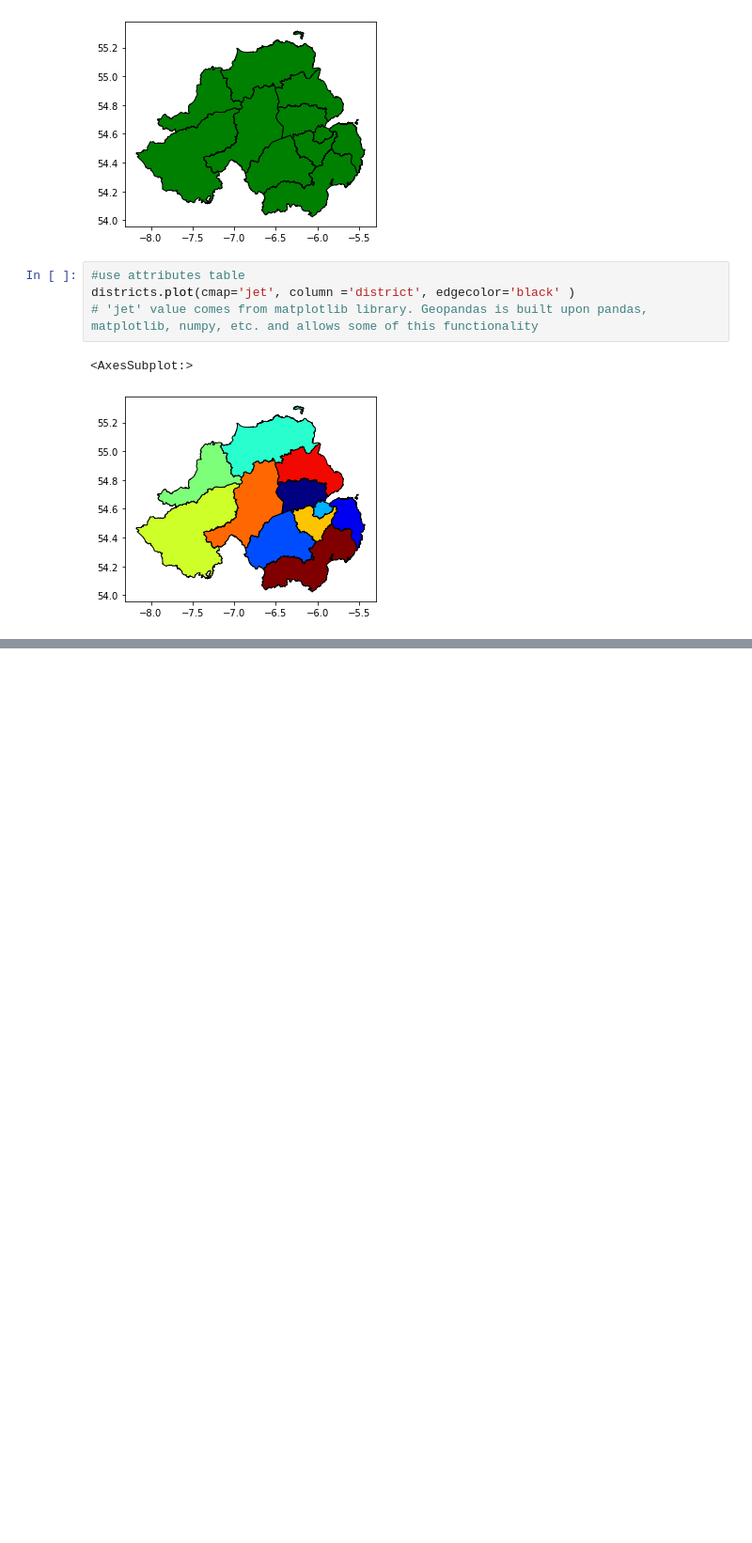
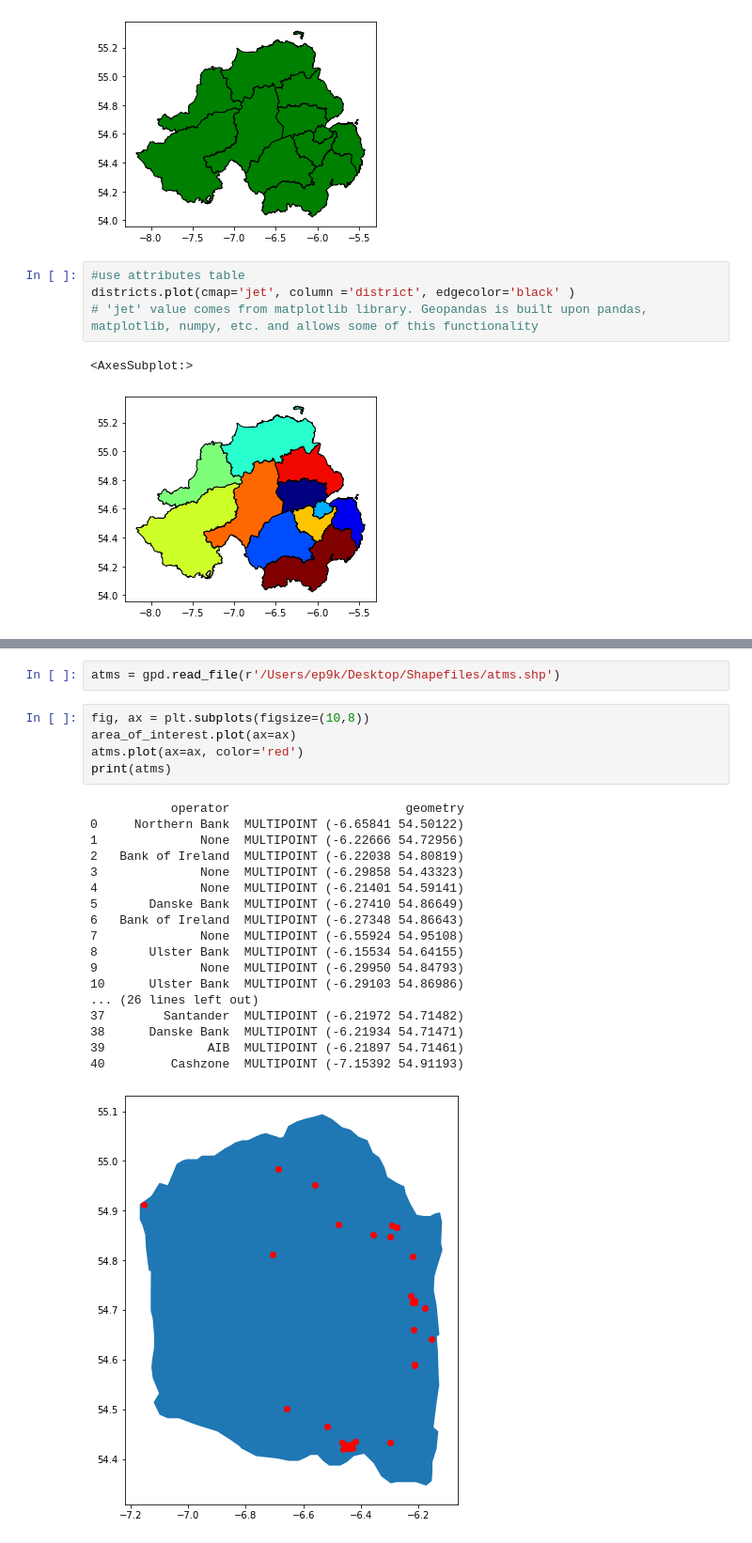
Before and after one commit to epurpur/pythonGeospatialWorkshop, a Jupyter notebook: pythonGeospatial.ipynb, the cells around one changed output, grey strips where cells are left out. Shown at 94% size. Saved outputs shown, nothing was run; the diff lists cells and outputs as text; blank space fills up the shorter version.

```diff
--- a/pythonGeospatial.ipynb
+++ b/pythonGeospatial.ipynb
@@ -40,0 +89,26 @@ districts.plot(cmap='jet', column ='district', edgecolor='black' )
+# %%
+atms = gpd.read_file(r'/Users/ep9k/Desktop/Shapefiles/atms.shp')
+# %%
+fig, ax = plt.subplots(figsize=(10,8))
+area_of_interest.plot(ax=ax)
+atms.plot(ax=ax, color='red')
+print(atms)
+# %% [output]
+           operator                        geometry
+0     Northern Bank  MULTIPOINT (-6.65841 54.50122)
+1              None  MULTIPOINT (-6.22666 54.72956)
+2   Bank of Ireland  MULTIPOINT (-6.22038 54.80819)
+3              None  MULTIPOINT (-6.29858 54.43323)
+4              None  MULTIPOINT (-6.21401 54.59141)
+5       Danske Bank  MULTIPOINT (-6.27410 54.86649)
+6   Bank of Ireland  MULTIPOINT (-6.27348 54.86643)
+7              None  MULTIPOINT (-6.55924 54.95108)
+8       Ulster Bank  MULTIPOINT (-6.15534 54.64155)
+9              None  MULTIPOINT (-6.29950 54.84793)
+10      Ulster Bank  MULTIPOINT (-6.29103 54.86986)
+... (26 lines left out)
+37        Santander  MULTIPOINT (-6.21972 54.71482)
+38      Danske Bank  MULTIPOINT (-6.21934 54.71471)
+39              AIB  MULTIPOINT (-6.21897 54.71461)
+40         Cashzone  MULTIPOINT (-7.15392 54.91193)
+[figure, added]
```
Also changed, not shown: parts of 12 cells of this notebook.
